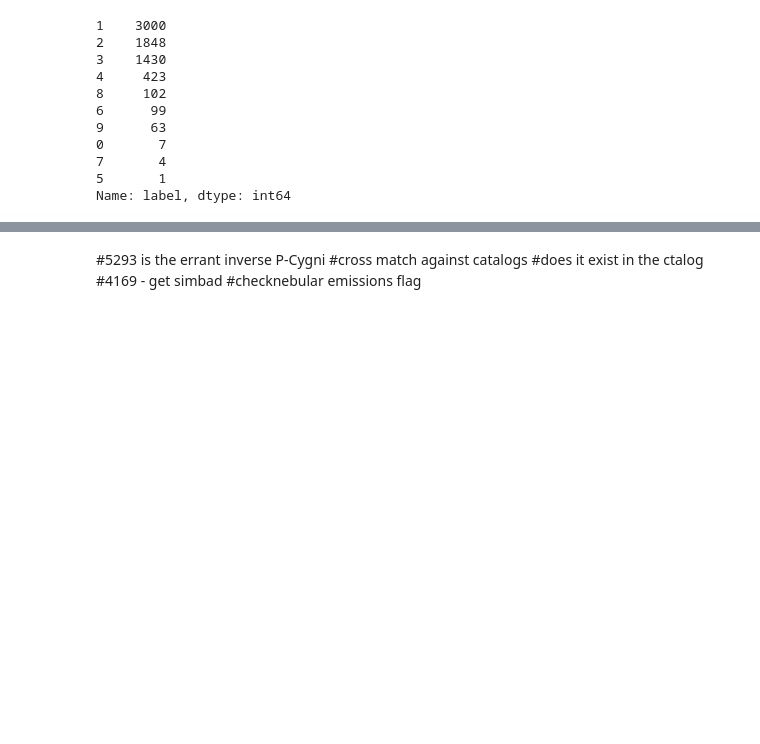
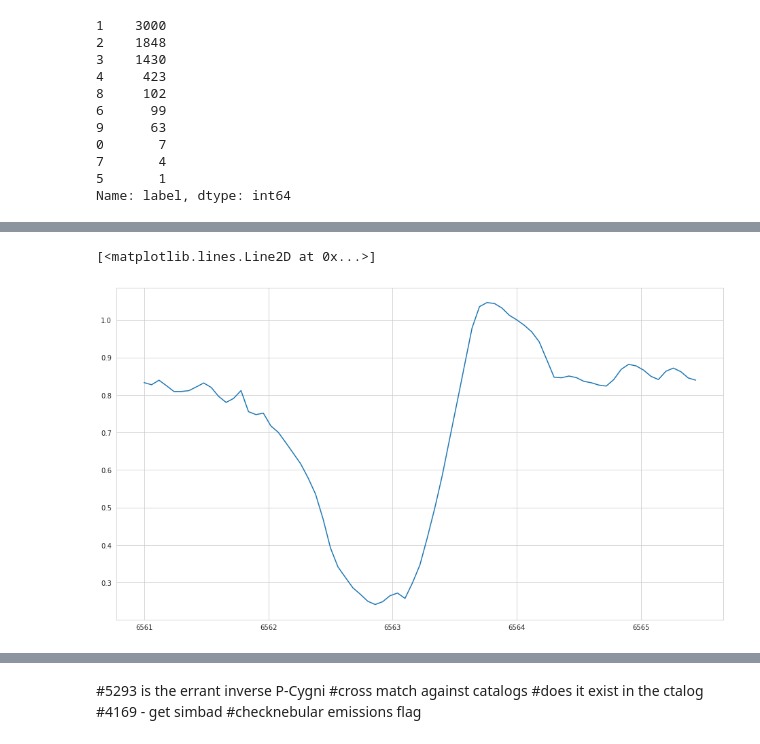
Before and after one commit to PravNJ/PCT-stars-GALAH, a Jupyter notebook: dtw-agglo-clustering.ipynb, the cells around one changed output, grey strips where cells are left out. Saved outputs shown, nothing was run; the diff lists cells and outputs as text; code cells hidden in the pictures; blank space fills up the shorter version.

```diff
--- a/dtw-agglo-clustering.ipynb
+++ b/dtw-agglo-clustering.ipynb
@@ -247,0 +287,5 @@ Text(6562.78, 2.5, 'Hα')
+# %%
+plt.plot(x_range,data[5,:])
+# %% [output]
+[<matplotlib.lines.Line2D at 0x...>]
+[figure, added]
```
Also changed, not shown: parts of 9 cells of this notebook, 5 other files.
